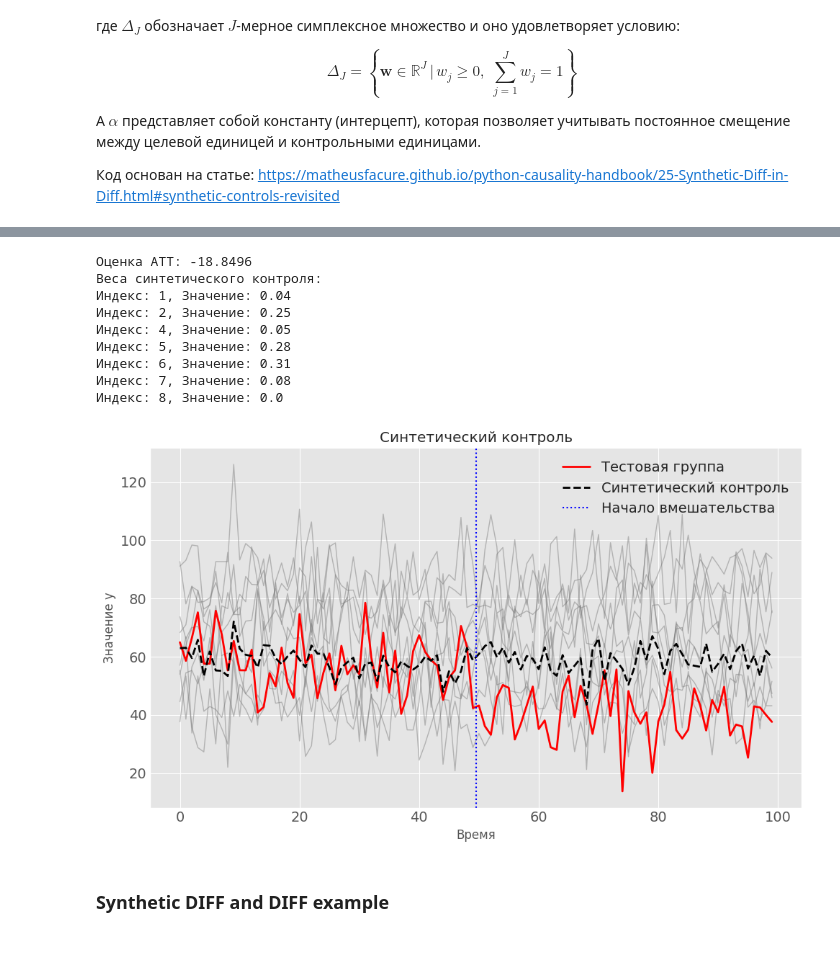
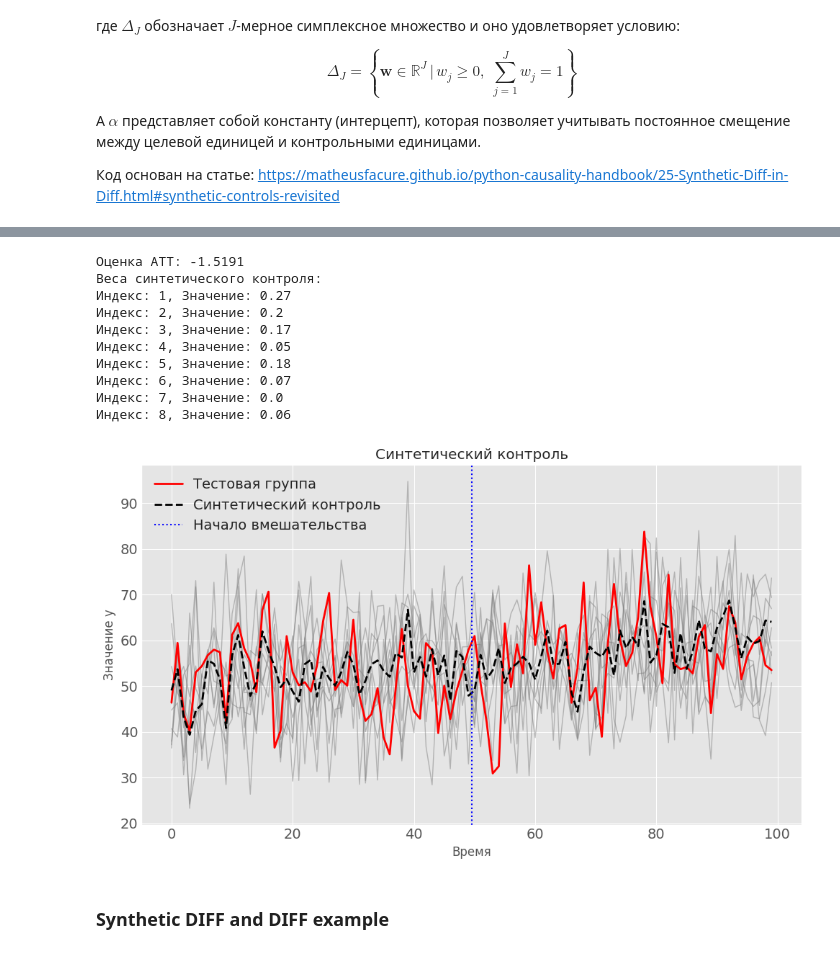
Before and after one commit to 123yaroslav/diplom, a Jupyter notebook: 01_examples.ipynb, the cells around one changed output, grey strips where cells are left out. Drawn from its saved outputs; the diff is of its cells as text; code cells hidden in the pictures.

```diff
--- a/01_examples.ipynb
+++ b/01_examples.ipynb
@@ -33,7 +33,7 @@ warnings.filterwarnings("ignore")
 N = 10
 T = 100
 T0 = 50
-effect = -20.0
+effect = 0.0
 seed = 42
 
 all_series = generate_gaussian_process_data(N=N, T=T, length_scale=2.0, seed=seed)
@@ -85,0 +91,2 @@ $$
+# %%
+data_sim = generate_null_data(n_units, T, T0)
@@ -86,30 +190,31 @@ $$
 # %%
 sc_model = SyntheticControl(
-    data=data,
+    data=data_sim,
     metric="y",
     period_index="time",
     shopno="unit",
     treated="treated",
     after_treatment="after_treatment",
     bootstrap_rounds=1000,
     seed=42,
     intercept=False
 )
 att_effect = sc_model.synthetic_control()
 print("Оценка ATT:", round(att_effect, 4))
 
 sc_model.plot_synthetic_control(T0=50)
 # %% [output]
-Оценка ATT: -18.8496
+Оценка ATT: -1.5191
 Веса синтетического контроля:
-Индекс: 1, Значение: 0.04
-Индекс: 2, Значение: 0.25
+Индекс: 1, Значение: 0.27
+Индекс: 2, Значение: 0.2
+Индекс: 3, Значение: 0.17
 Индекс: 4, Значение: 0.05
-Индекс: 5, Значение: 0.28
-Индекс: 6, Значение: 0.31
-Индекс: 7, Значение: 0.08
-Индекс: 8, Значение: 0.0
+Индекс: 5, Значение: 0.18
+Индекс: 6, Значение: 0.07
+Индекс: 7, Значение: 0.0
+Индекс: 8, Значение: 0.06
-[figure, old version]
+[figure, new version]
 # %% [markdown]
 ### Synthetic DIFF and DIFF example
 # %% [markdown]
```
Also changed, not shown: parts of 4 cells of this notebook, 1 other file.
